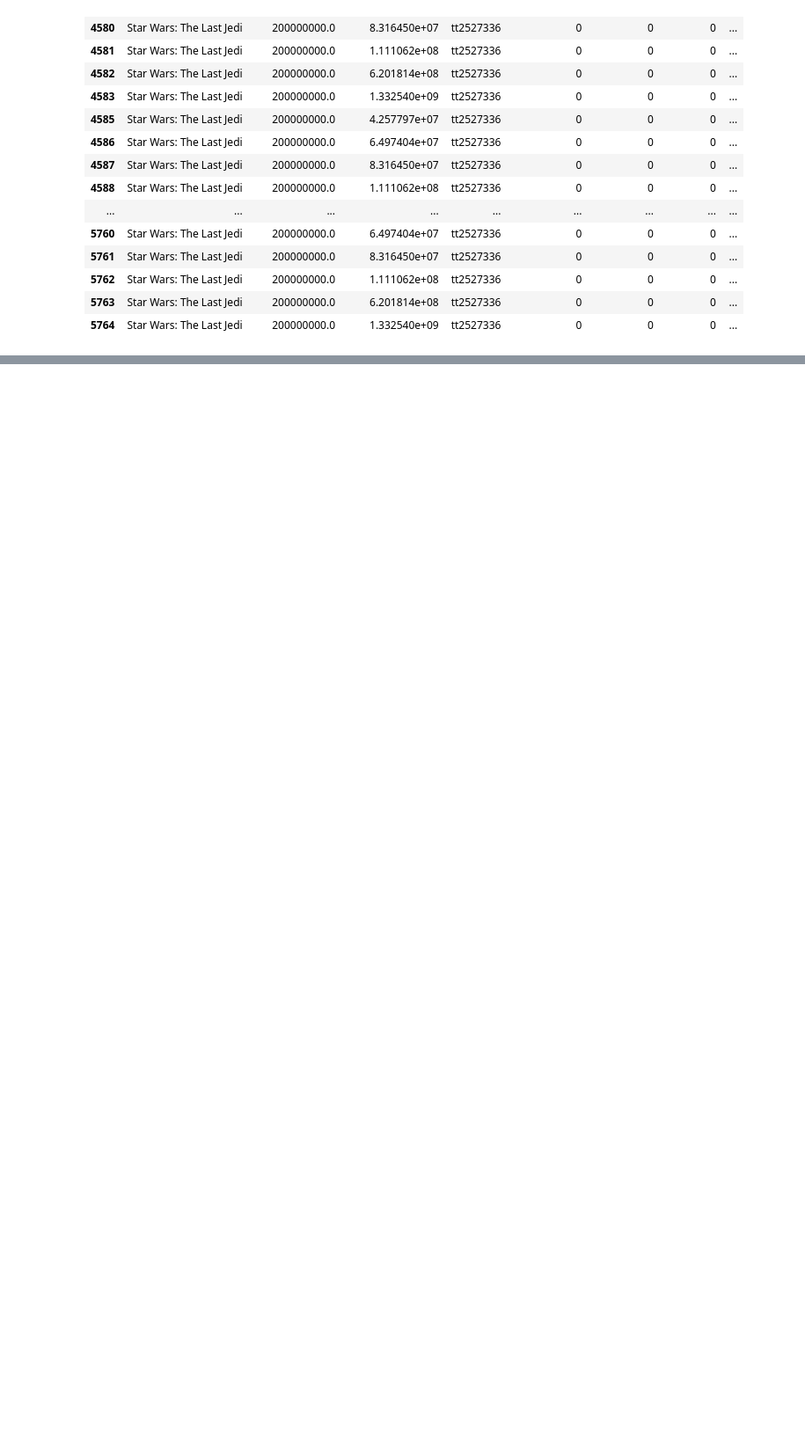
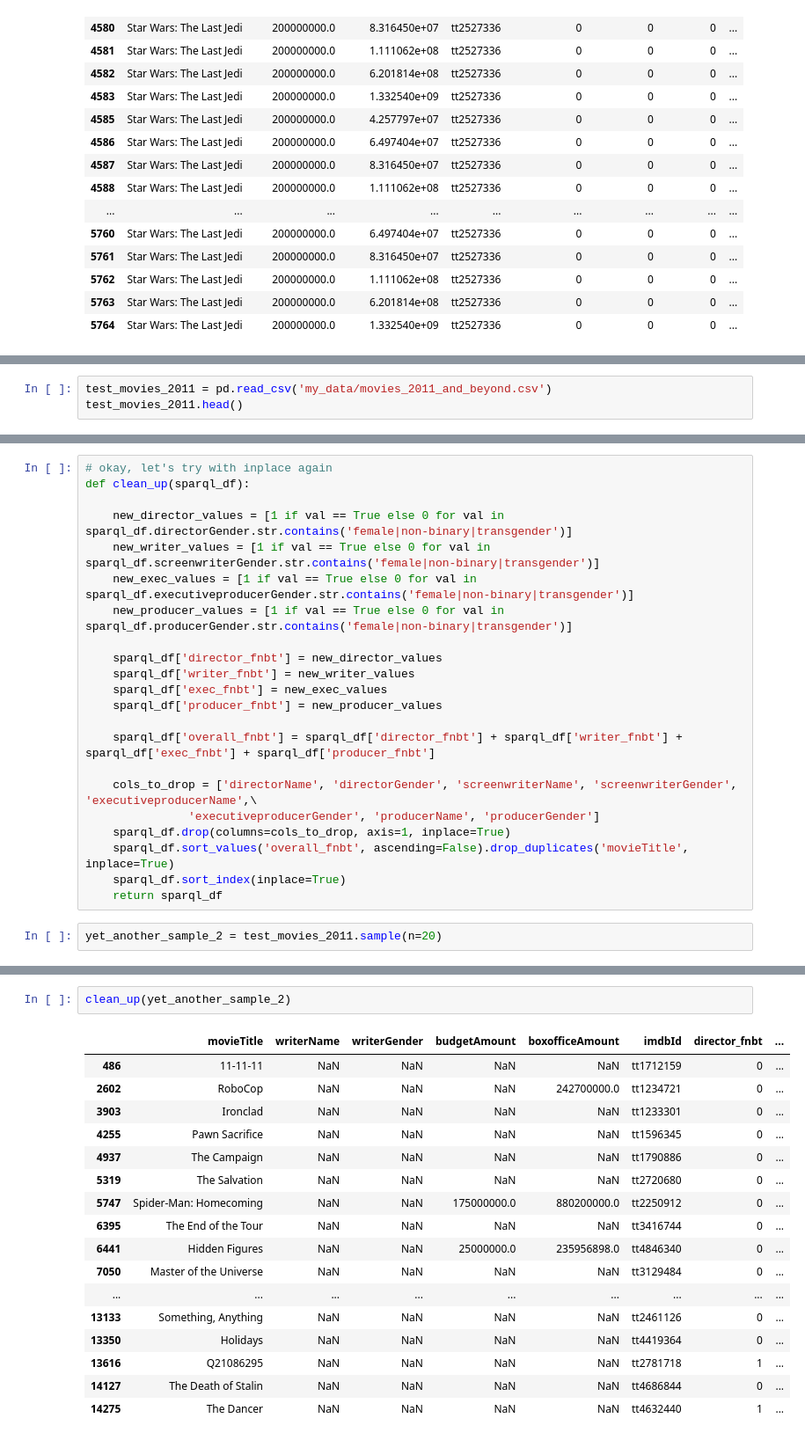
Before and after one commit to MagicMilly/women-in-film-analysis-dashboard, a Jupyter notebook: more_data_munging.ipynb, the cells around one changed output, grey strips where cells are left out. Shown at 88% size. Cells and saved outputs as stored; diff of their text form; blank space fills up the shorter version.

Commit message:
cleaning function finally works

```diff
--- a/more_data_munging.ipynb
+++ b/more_data_munging.ipynb
@@ -923,0 +925,3 @@ movies_2011_and_beyond.loc[movies_2011_and_beyond.movieTitle == 'Star Wars: The
+# %%
+test_movies_2011 = pd.read_csv('my_data/movies_2011_and_beyond.csv')
+test_movies_2011.head()
@@ -923,0 +989,24 @@ movies_2011_and_beyond.loc[movies_2011_and_beyond.movieTitle == 'Star Wars: The
+# %%
+# okay, let's try with inplace again
+def clean_up(sparql_df):
+
+    new_director_values = [1 if val == True else 0 for val in sparql_df.directorGender.str.contains('female|non-binary|transgender')]
+    new_writer_values = [1 if val == True else 0 for val in sparql_df.screenwriterGender.str.contains('female|non-binary|transgender')]
+    new_exec_values = [1 if val == True else 0 for val in sparql_df.executiveproducerGender.str.contains('female|non-binary|transgender')]
+    new_producer_values = [1 if val == True else 0 for val in sparql_df.producerGender.str.contains('female|non-binary|transgender')]
+
+    sparql_df['director_fnbt'] = new_director_values
+    sparql_df['writer_fnbt'] = new_writer_values
+    sparql_df['exec_fnbt'] = new_exec_values
+    sparql_df['producer_fnbt'] = new_producer_values
+
+    sparql_df['overall_fnbt'] = sparql_df['director_fnbt'] + sparql_df['writer_fnbt'] + sparql_df['exec_fnbt'] + sparql_df['producer_fnbt']
+
+    cols_to_drop = ['directorName', 'directorGender', 'screenwriterName', 'screenwriterGender', 'executiveproducerName',\
+               'executiveproducerGender', 'producerName', 'producerGender']
+    sparql_df.drop(columns=cols_to_drop, axis=1, inplace=True)
+    sparql_df.sort_values('overall_fnbt', ascending=False).drop_duplicates('movieTitle', inplace=True)
+    sparql_df.sort_index(inplace=True)
+    return sparql_df
+# %%
+yet_another_sample_2 = test_movies_2011.sample(n=20)
@@ -923,0 +1033,20 @@ movies_2011_and_beyond.loc[movies_2011_and_beyond.movieTitle == 'Star Wars: The
+# %%
+clean_up(yet_another_sample_2)
+# %% [output]
+|  | movieTitle | writerName | writerGender | budgetAmount | boxofficeAmount | imdbId | director_fnbt | ... |
+| 486 | 11-11-11 | NaN | NaN | NaN | NaN | tt1712159 | 0 | ... |
+| 2602 | RoboCop | NaN | NaN | NaN | 242700000.0 | tt1234721 | 0 | ... |
+| 3903 | Ironclad | NaN | NaN | NaN | NaN | tt1233301 | 0 | ... |
+| 4255 | Pawn Sacrifice | NaN | NaN | NaN | NaN | tt1596345 | 0 | ... |
+| 4937 | The Campaign | NaN | NaN | NaN | NaN | tt1790886 | 0 | ... |
+| 5319 | The Salvation | NaN | NaN | NaN | NaN | tt2720680 | 0 | ... |
+| 5747 | Spider-Man: Homecoming | NaN | NaN | 175000000.0 | 880200000.0 | tt2250912 | 0 | ... |
+| 6395 | The End of the Tour | NaN | NaN | NaN | NaN | tt3416744 | 0 | ... |
+| 6441 | Hidden Figures | NaN | NaN | 25000000.0 | 235956898.0 | tt4846340 | 0 | ... |
+| 7050 | Master of the Universe | NaN | NaN | NaN | NaN | tt3129484 | 0 | ... |
+| ... | ... | ... | ... | ... | ... | ... | ... | ... |
+| 13133 | Something, Anything | NaN | NaN | NaN | NaN | tt2461126 | 0 | ... |
+| 13350 | Holidays | NaN | NaN | NaN | NaN | tt4419364 | 0 | ... |
+| 13616 | Q21086295 | NaN | NaN | NaN | NaN | tt2781718 | 1 | ... |
+| 14127 | The Death of Stalin | NaN | NaN | NaN | NaN | tt4686844 | 0 | ... |
+| 14275 | The Dancer | NaN | NaN | NaN | NaN | tt4632440 | 1 | ... |
```
Also changed, not shown: parts of 18 cells of this notebook.
